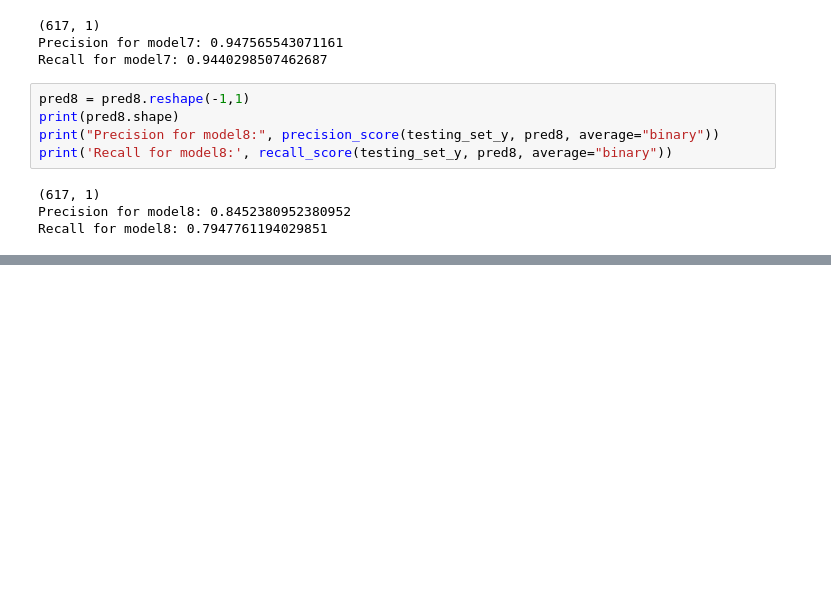
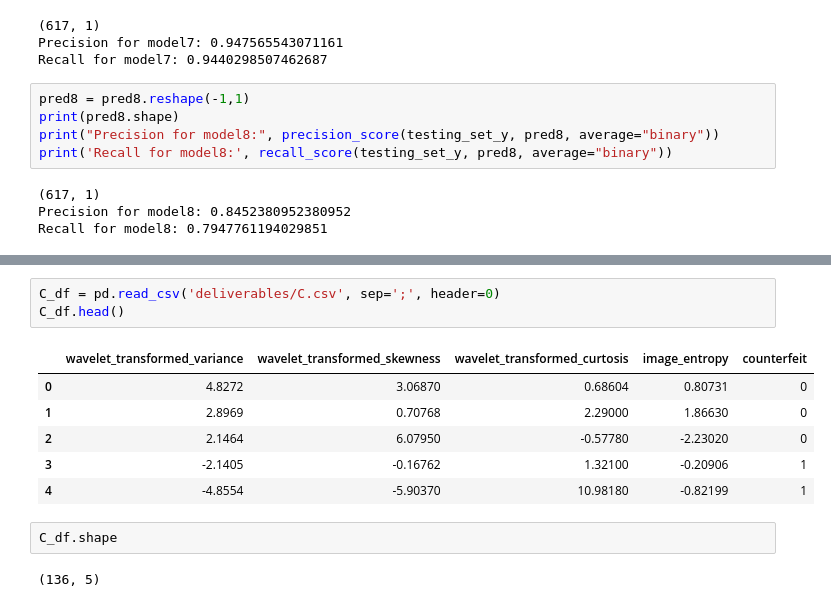
Before and after one commit to natalie2nguyen/ML_Assignment1, a Jupyter notebook: assignment1.ipynb, the cells around one changed output, grey strips where cells are left out. Drawn from its saved outputs; the diff is of its cells as text; blank space fills up the shorter version.

```diff
--- a/assignment1.ipynb
+++ b/assignment1.ipynb
@@ -374,0 +375,14 @@ Recall for model8: 0.7947761194029851
+# %%
+C_df = pd.read_csv('deliverables/C.csv', sep=';', header=0)
+C_df.head()
+# %% [output]
+|  | wavelet_transformed_variance | wavelet_transformed_skewness | wavelet_transformed_curtosis | image_entropy | counterfeit |
+| 0 | 4.8272 | 3.06870 | 0.68604 | 0.80731 | 0 |
+| 1 | 2.8969 | 0.70768 | 2.29000 | 1.86630 | 0 |
+| 2 | 2.1464 | 6.07950 | -0.57780 | -2.23020 | 0 |
+| 3 | -2.1405 | -0.16762 | 1.32100 | -0.20906 | 1 |
+| 4 | -4.8554 | -5.90370 | 10.98180 | -0.82199 | 1 |
+# %%
+C_df.shape
+# %% [output]
+(136, 5)
```
Also changed, not shown: parts of 16 cells of this notebook, 4 other files.
